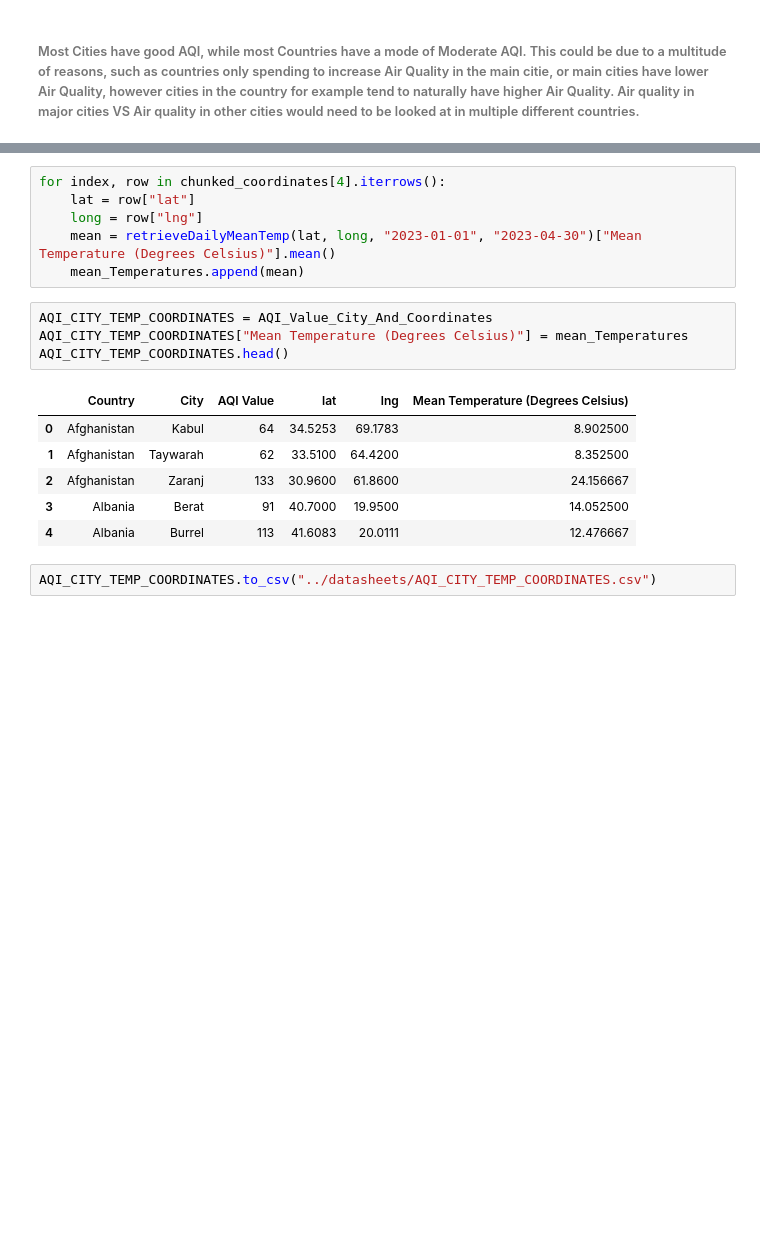
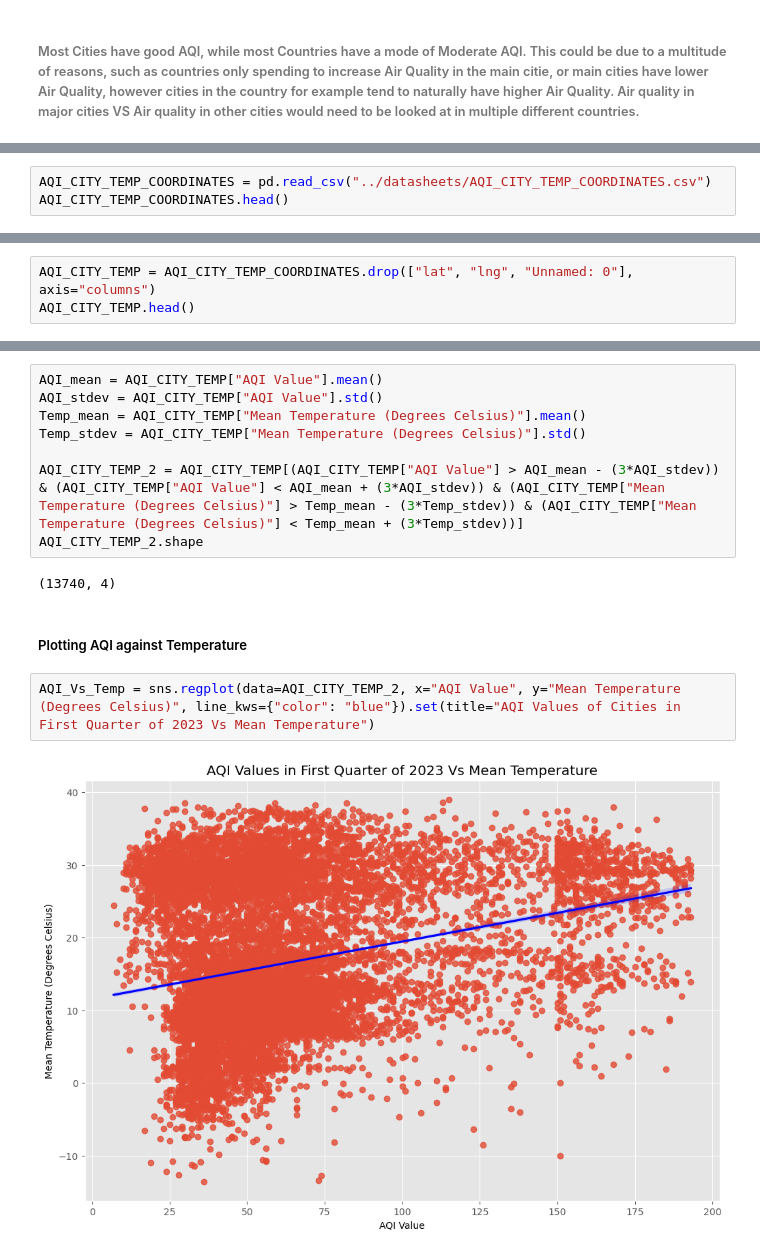
Before and after one commit to EirfatChoudhury/AQIVsTempContinued, a Jupyter notebook: data-analysis/AQIvsTemp.ipynb, the cells around one changed output, grey strips where cells are left out. Saved outputs shown, nothing was run; the diff lists cells and outputs as text; blank space fills up the shorter version.

Commit message:
Removed outlier data and plotted a graph of AQI values in cities Vs Mean temperature.

```diff
--- a/data-analysis/AQIvsTemp.ipynb
+++ b/data-analysis/AQIvsTemp.ipynb
@@ -202,0 +184,3 @@ AQI_Value_City_And_Coordinates.head()
+# %%
+AQI_CITY_TEMP_COORDINATES = pd.read_csv("../datasheets/AQI_CITY_TEMP_COORDINATES.csv")
+AQI_CITY_TEMP_COORDINATES.head()
@@ -202,0 +194,3 @@ AQI_Value_City_And_Coordinates.head()
+# %%
+AQI_CITY_TEMP = AQI_CITY_TEMP_COORDINATES.drop(["lat", "lng", "Unnamed: 0"], axis="columns")
+AQI_CITY_TEMP.head()
@@ -238,19 +210,16 @@ for index, row in chunked_coordinates[3].iterrows():
-# %%
-for index, row in chunked_coordinates[4].iterrows():
-    lat = row["lat"]
-    long = row["lng"]
-    mean = retrieveDailyMeanTemp(lat, long, "2023-01-01", "2023-04-30")["Mean Temperature (Degrees Celsius)"].mean()
-    mean_Temperatures.append(mean)
-# %%
-AQI_CITY_TEMP_COORDINATES = AQI_Value_City_And_Coordinates
-AQI_CITY_TEMP_COORDINATES["Mean Temperature (Degrees Celsius)"] = mean_Temperatures
-AQI_CITY_TEMP_COORDINATES.head()
-# %% [output]
-|  | Country | City | AQI Value | lat | lng | Mean Temperature (Degrees Celsius) |
-| 0 | Afghanistan | Kabul | 64 | 34.5253 | 69.1783 | 8.902500 |
-| 1 | Afghanistan | Taywarah | 62 | 33.5100 | 64.4200 | 8.352500 |
-| 2 | Afghanistan | Zaranj | 133 | 30.9600 | 61.8600 | 24.156667 |
-| 3 | Albania | Berat | 91 | 40.7000 | 19.9500 | 14.052500 |
-| 4 | Albania | Burrel | 113 | 41.6083 | 20.0111 | 12.476667 |
-# %%
-AQI_CITY_TEMP_COORDINATES.to_csv("../datasheets/AQI_CITY_TEMP_COORDINATES.csv")
+# %%
+AQI_mean = AQI_CITY_TEMP["AQI Value"].mean()
+AQI_stdev = AQI_CITY_TEMP["AQI Value"].std()
+Temp_mean = AQI_CITY_TEMP["Mean Temperature (Degrees Celsius)"].mean()
+Temp_stdev = AQI_CITY_TEMP["Mean Temperature (Degrees Celsius)"].std()
+
+AQI_CITY_TEMP_2 = AQI_CITY_TEMP[(AQI_CITY_TEMP["AQI Value"] > AQI_mean - (3*AQI_stdev)) & (AQI_CITY_TEMP["AQI Value"] < AQI_mean + (3*AQI_stdev)) & (AQI_CITY_TEMP["Mean Temperature (Degrees Celsius)"] > Temp_mean - (3*Temp_stdev)) & (AQI_CITY_TEMP["Mean Temperature (Degrees Celsius)"] < Temp_mean + (3*Temp_stdev))]
+AQI_CITY_TEMP_2.shape
+# %% [output]
+(13740, 4)
+# %% [markdown]
+##### Plotting AQI against Temperature
+# %%
+AQI_Vs_Temp = sns.regplot(data=AQI_CITY_TEMP_2, x="AQI Value", y="Mean Temperature (Degrees Celsius)", line_kws={"color": "blue"}).set(title="AQI Values of Cities in First Quarter of 2023 Vs Mean Temperature")
+# %% [output]
+[figure, added]
```
Also changed, not shown: parts of 14 cells of this notebook.
